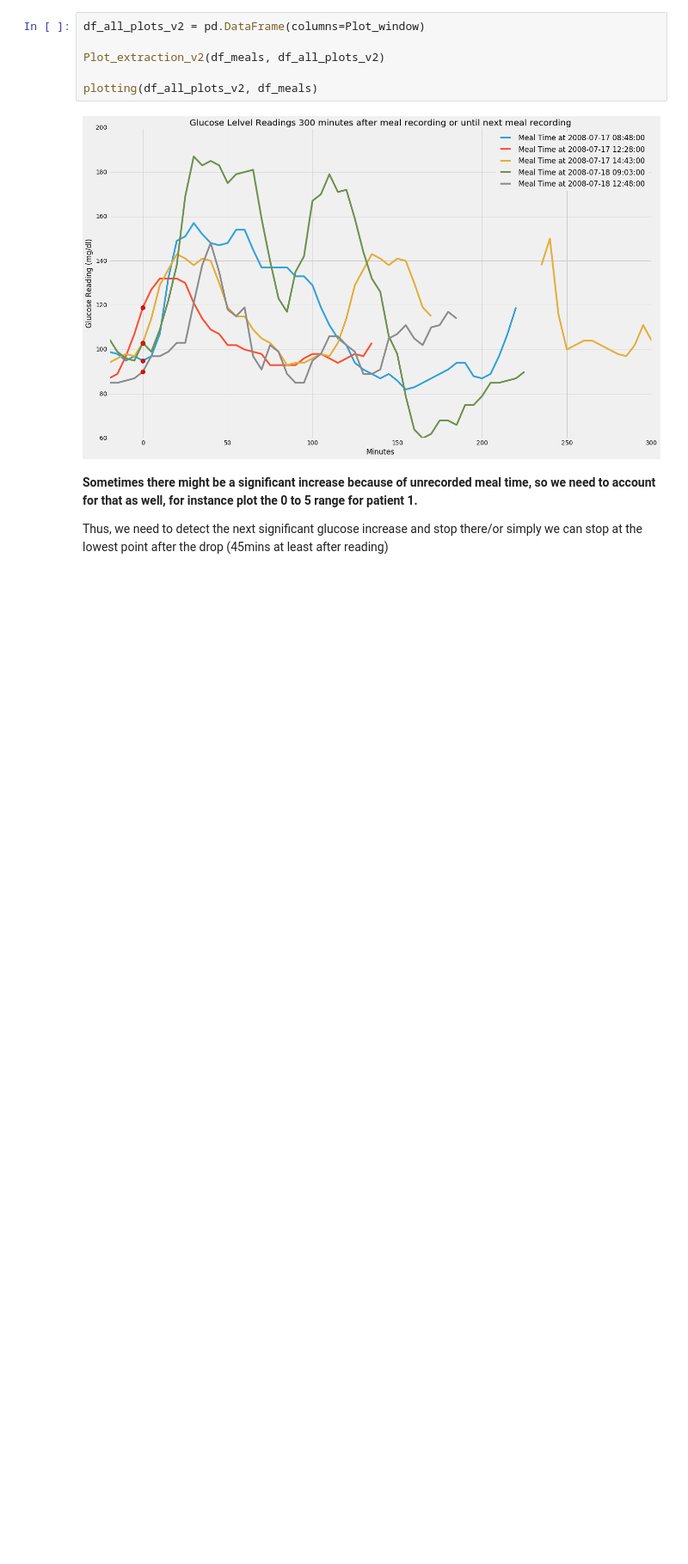
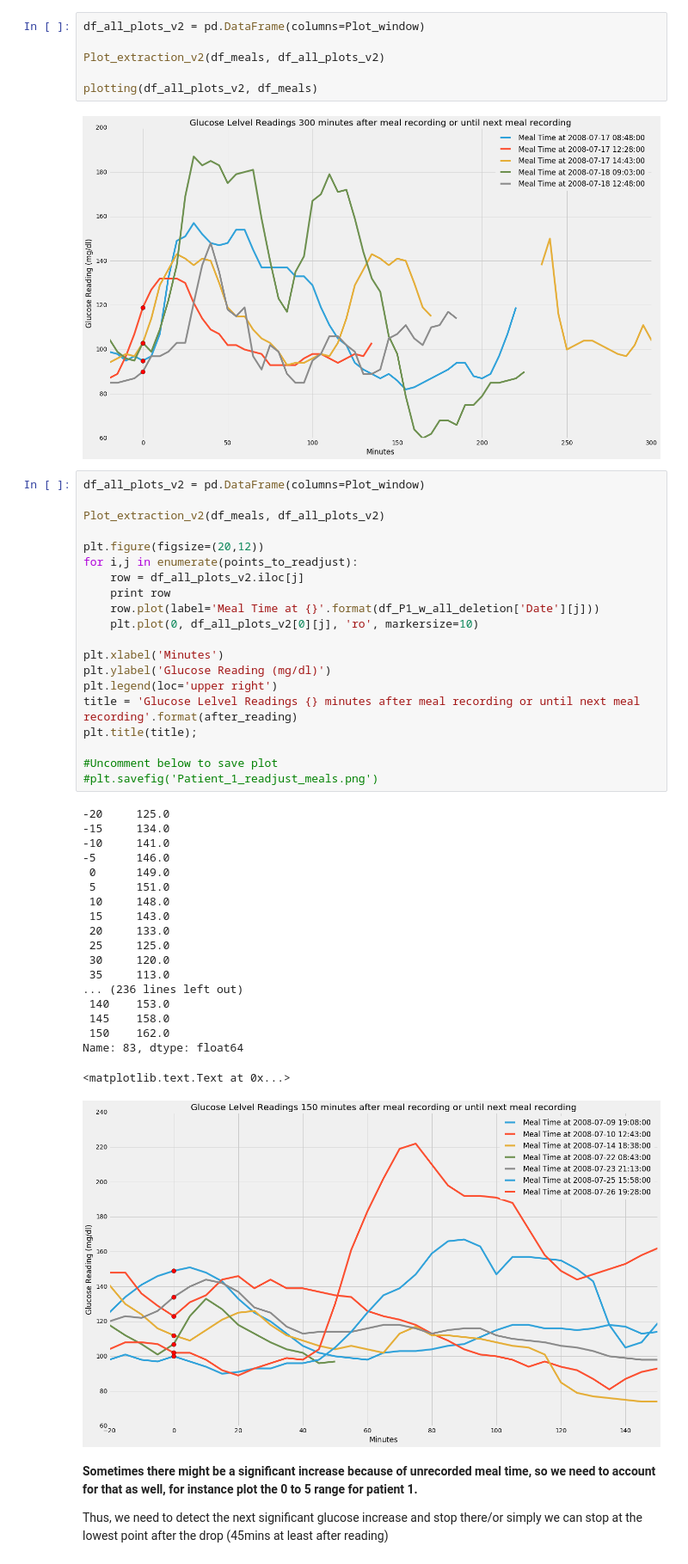
Before and after one commit to SalChem/Diabetic-Project, a Jupyter notebook: Smoothing and Filtering.ipynb, the cells around one changed output. Shown at 86% size. Cells and saved outputs as stored; diff of their text form; blank space fills up the shorter version.

Commit message:
Last steps of Data Cleaning

```diff
--- a/Smoothing and Filtering.ipynb
+++ b/Smoothing and Filtering.ipynb
@@ -859,6 +889,46 @@ Plot_extraction_v2(df_meals, df_all_plots_v2)
 plotting(df_all_plots_v2, df_meals)
 # %% [output]
 [figure]
+# %%
+df_all_plots_v2 = pd.DataFrame(columns=Plot_window)
+
+Plot_extraction_v2(df_meals, df_all_plots_v2)
+
+plt.figure(figsize=(20,12))
+for i,j in enumerate(points_to_readjust):
+    row = df_all_plots_v2.iloc[j]
+    print row
+    row.plot(label='Meal Time at {}'.format(df_P1_w_all_deletion['Date'][j]))
+    plt.plot(0, df_all_plots_v2[0][j], 'ro', markersize=10)
+
+plt.xlabel('Minutes')
+plt.ylabel('Glucose Reading (mg/dl)')
+plt.legend(loc='upper right')
+title = 'Glucose Lelvel Readings {} minutes after meal recording or until next meal recording'.format(after_reading)
+plt.title(title);
+
+#Uncomment below to save plot
+#plt.savefig('Patient_1_readjust_meals.png')
+# %% [output]
+-20     125.0
+-15     134.0
+-10     141.0
+-5      146.0
+ 0      149.0
+ 5      151.0
+ 10     148.0
+ 15     143.0
+ 20     133.0
+ 25     125.0
+ 30     120.0
+ 35     113.0
+... (236 lines left out)
+ 140    153.0
+ 145    158.0
+ 150    162.0
+Name: 83, dtype: float64
+<matplotlib.text.Text at 0x...>
+[figure, added]
 # %% [markdown]
 **Sometimes there might be a significant increase because of unrecorded meal time, so we need to account for that as well, for instance plot the 0 to 5 range for patient 1.**
 
```
Also changed, not shown: parts of 3 cells of this notebook, 1 other file.
